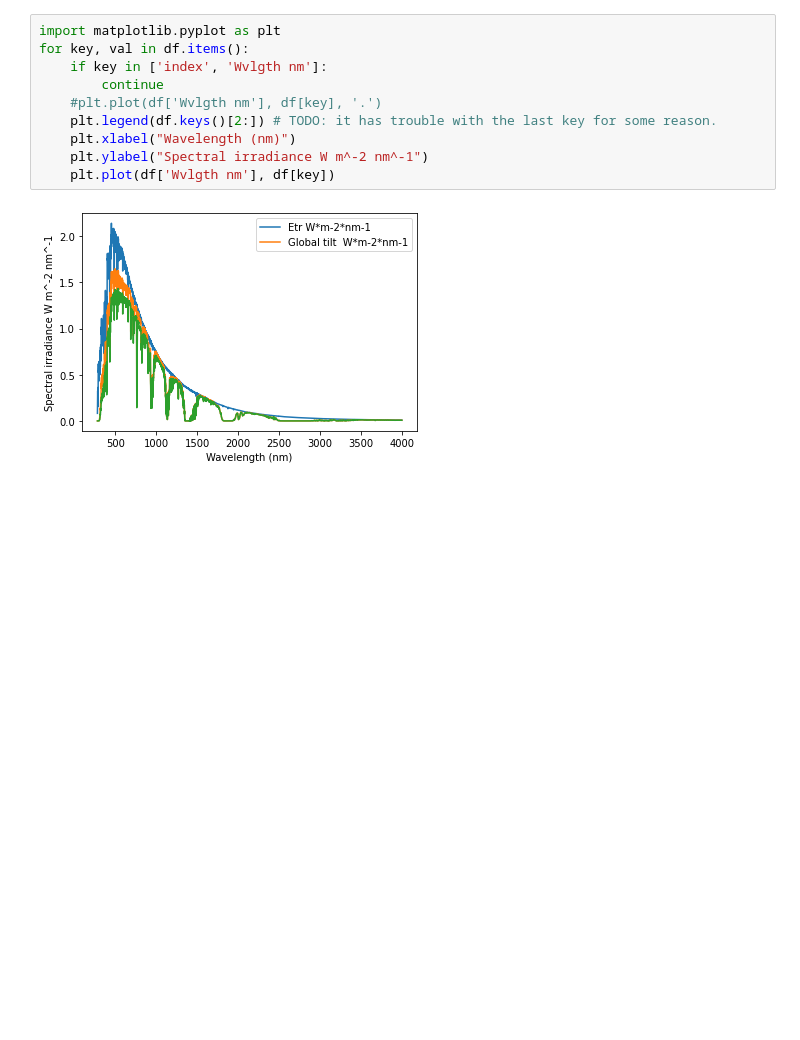
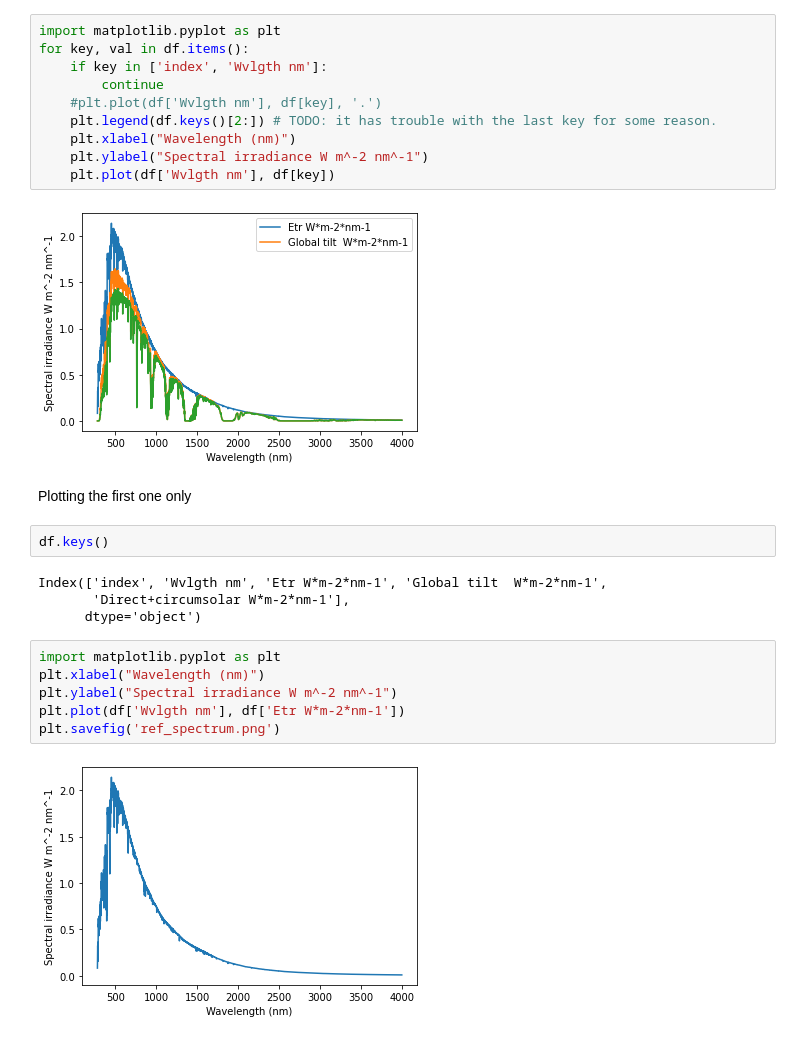
Before and after one commit to Yousousen/solar_physics, a Jupyter notebook: astmg.ipynb, the cells around one changed output. Cells and saved outputs as stored; diff of their text form; blank space fills up the shorter version.

```diff
--- a/astmg.ipynb
+++ b/astmg.ipynb
@@ -52,3 +52,19 @@ for key, val in df.items():
     plt.plot(df['Wvlgth nm'], df[key])
 # %% [output]
 [figure]
+# %% [markdown]
+Plotting the first one only
+# %%
+df.keys()
+# %% [output]
+Index(['index', 'Wvlgth nm', 'Etr W*m-2*nm-1', 'Global tilt  W*m-2*nm-1',
+       'Direct+circumsolar W*m-2*nm-1'],
+      dtype='object')
+# %%
+import matplotlib.pyplot as plt
+plt.xlabel("Wavelength (nm)")
+plt.ylabel("Spectral irradiance W m^-2 nm^-1")
+plt.plot(df['Wvlgth nm'], df['Etr W*m-2*nm-1'])
+plt.savefig('ref_spectrum.png')
+# %% [output]
+[figure, added]
```
Also changed, not shown: 2 other files.
